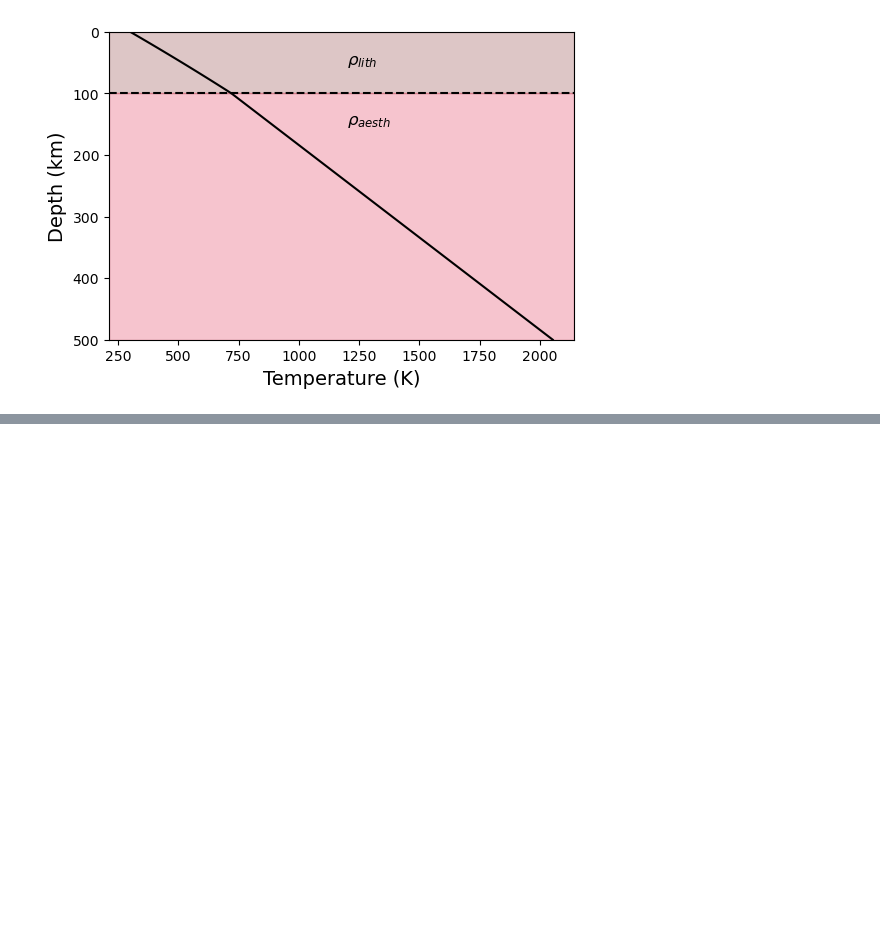
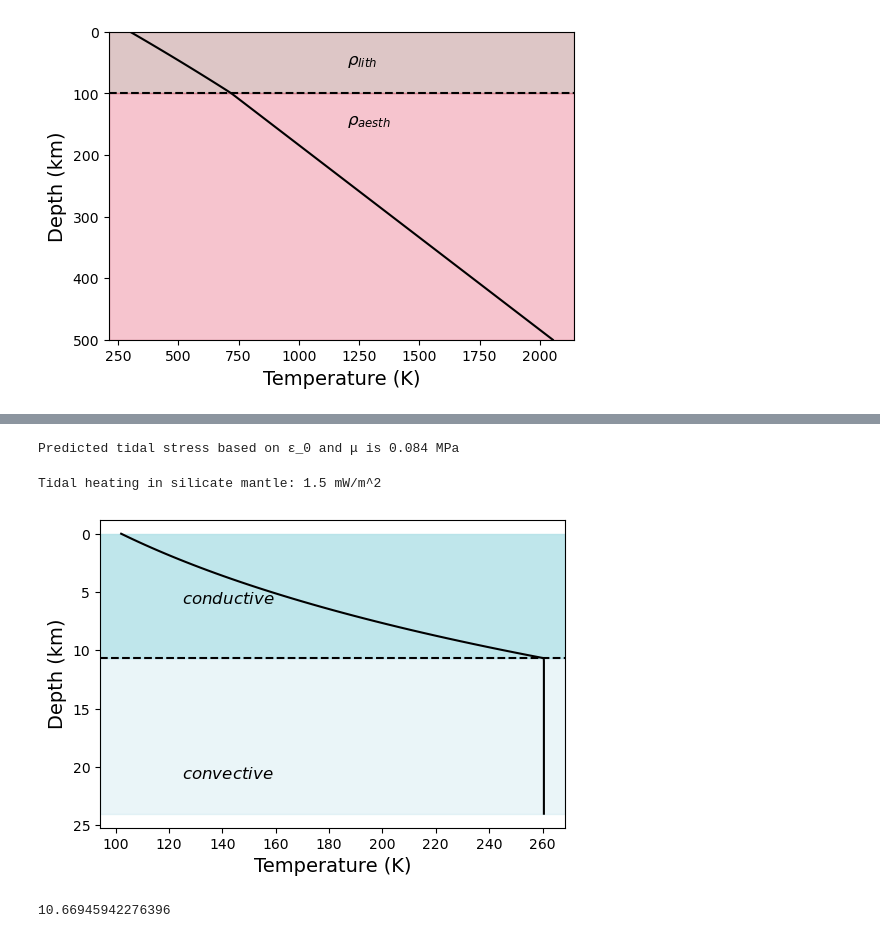
Before and after one commit to Rafa-Terkenlis/Europa-ice-ocean-exchange, a Jupyter notebook: phys155_Europa_project.ipynb, the cells around one changed output, grey strips where cells are left out. Cells and saved outputs as stored; diff of their text form; code cells hidden in the pictures; blank space fills up the shorter version.

```diff
--- a/phys155_Europa_project.ipynb
+++ b/phys155_Europa_project.ipynb
@@ -196,0 +208,51 @@ Tidal heating in ice shell: 2.7 mW/m^2
+# %%
+sigma = eps_0 * mu
+print(f'Predicted tidal stress based on ε_0 and μ is {sigma/1e6} MPa')
+# %% [output]
+Predicted tidal stress based on ε_0 and μ is 0.084 MPa
+# %%
+# tidal heating from rock
+R = 1.56e6 # (m) radius of Europa
+G = 6.67430e-11 # (m^3/kg/s^2) gravitational constant
+Asphere = 4 * np.pi * (R)**2 # (m^2) area of a circle with radius of Europa
+k2_over_Q = 1e-4 # k2 describes how energy is partitioned to deform a body, and Q is a global dissipation factor that describes how much energy is lost to heat
+e = 0.0094 # Europa's orbital eccentricity
+P_tidal = (21/2) * k2_over_Q * omega**5 * R**5 / G * e**2
+q_rock_tidal = P_tidal / Asphere
+print(f'Tidal heating in silicate mantle: {q_rock_tidal*1e3:.1f} mW/m^2')
+# %% [output]
+Tidal heating in silicate mantle: 1.5 mW/m^2
+# %%
+# ice parameters
+rho_ice = 917 # (kg/m^3) density of ice
+H = q_ice_tidal / rho_ice / d_cond # (W/kg) heat production rate in conductive portion of shell
+q_b = q_rock_tidal + q_ice_tidal + q_crust[-1] # (W/m^2) basal heat flux from rock, ice, and crustal heating
+kappa_ice_cond = 3.2 # (W/m/K) thermal conductivity of ice (Howell 2021)
+kappa_ice_conv = 567/270 # (W/m/K) thermal conductivity of convective ice using Nimmo and Manga (2008)'s scaling of kappa = 567/T
+T_cond_base = 2 * Tconv - Tm
+
+# Fourier's law of conduction
+d_cond = kappa_ice_cond * (T_cond_base - Teq) / q_b
+
+# Temperature profile for Europa's conductive ice shell
+z = np.linspace(0,shell_thickness,100) # (m) depth in the ice shell
+T_cond = Teq * (Tconv / Teq)**(z / d_cond) # (K) temperature profile in conductive portion of ice shell
+T_conv_prof = Tconv + (Tconv - Tconv) * (z - d_cond) / (shell_thickness - d_cond)
+T = np.where(z <= d_cond, T_cond, T_conv_prof) # (K) combined temperature profile
+
+plt.figure(figsize=(6, 4))
+plt.axhspan(0, d_cond/1e3, color='powderblue', alpha=0.8)
+plt.axhspan(d_cond/1e3, np.max(z)/1e3, color='lightblue', alpha=0.25)
+plt.text(125, 6, '$conductive$', fontsize=12, color='black')
+plt.text(125, 21, '$convective$', fontsize=12, color='black')
+plt.plot(T, z/1e3, color='k', lw=1.5)
+plt.axhline(y=d_cond/1e3, color='k', lw=1.5, ls='--')
+plt.xlabel('Temperature (K)', fontsize=14)
+plt.ylabel('Depth (km)', fontsize=14)
+plt.gca().invert_yaxis()
+# %% [output]
+[figure, added]
+# %%
+d_cond/1e3
+# %% [output]
+10.66945942276396
```
Also changed, not shown: parts of 4 cells of this notebook.
